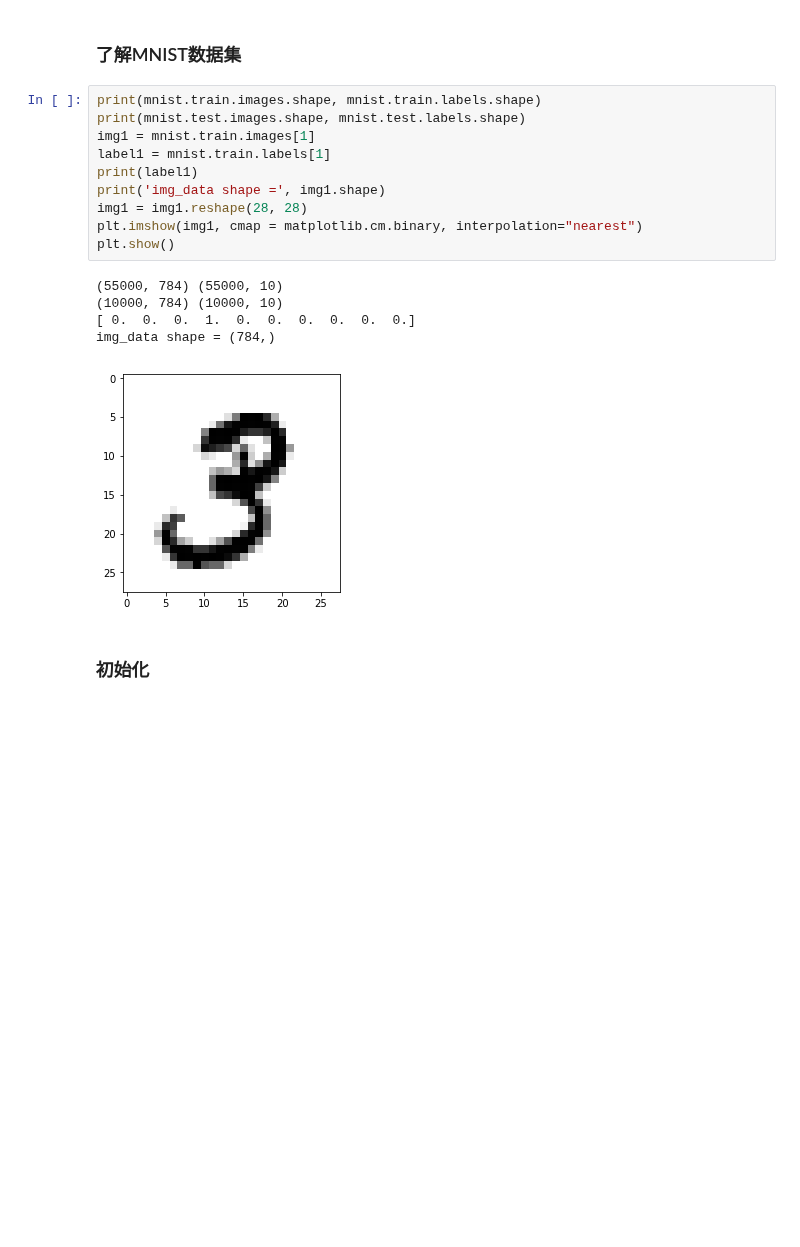
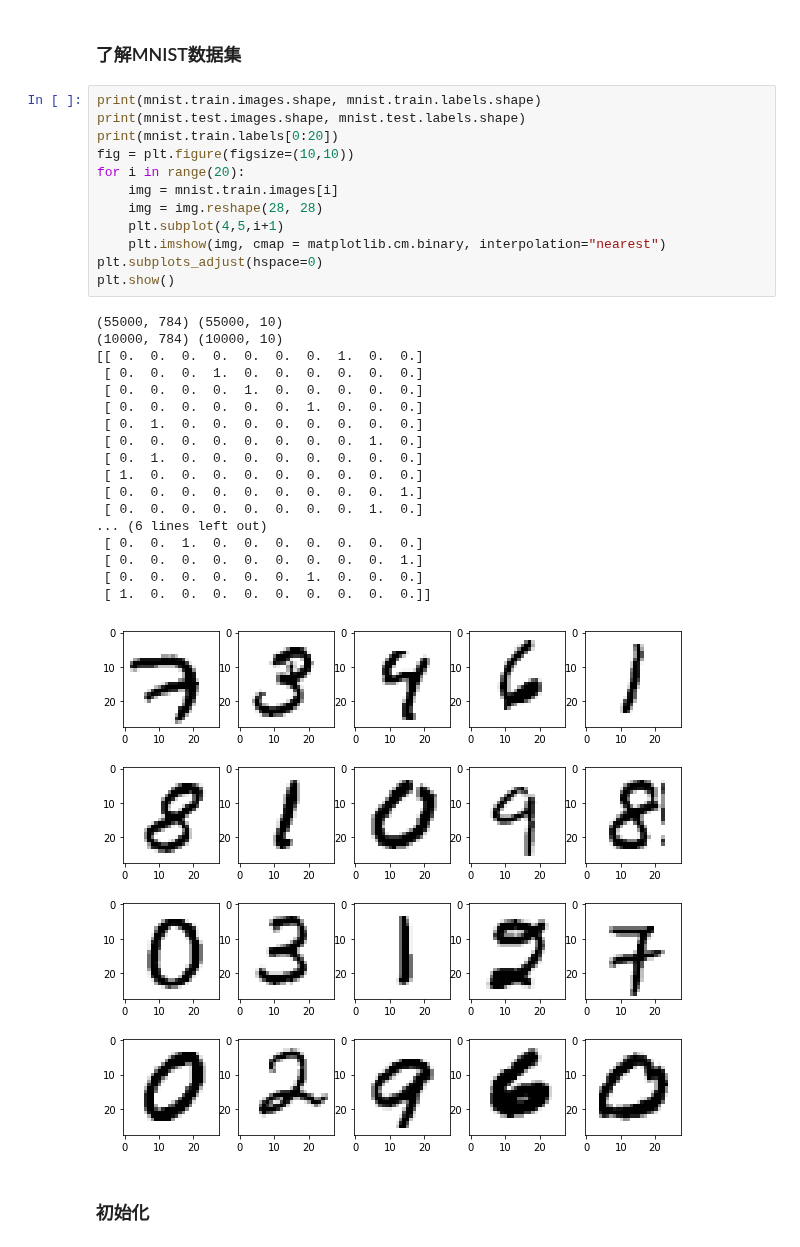
Before and after one commit to w26738/Notebook, a Jupyter notebook: deep_learning/convolutional_neural_networks.ipynb, the cells around one changed output. Cells and saved outputs as stored; diff of their text form; blank space fills up the shorter version.

```diff
--- a/deep_learning/convolutional_neural_networks.ipynb
+++ b/deep_learning/convolutional_neural_networks.ipynb
@@ -26,19 +26,34 @@ Extracting D:\Code\GitHub\notebook\datasets\mnist\t10k-labels-idx1-ubyte.gz
 # %%
 print(mnist.train.images.shape, mnist.train.labels.shape)
 print(mnist.test.images.shape, mnist.test.labels.shape)
-img1 = mnist.train.images[1]
-label1 = mnist.train.labels[1]
-print(label1)
-print('img_data shape =', img1.shape)
-img1 = img1.reshape(28, 28)
-plt.imshow(img1, cmap = matplotlib.cm.binary, interpolation="nearest")
+print(mnist.train.labels[0:20])
+fig = plt.figure(figsize=(10,10))
+for i in range(20):
+    img = mnist.train.images[i]
+    img = img.reshape(28, 28)
+    plt.subplot(4,5,i+1)
+    plt.imshow(img, cmap = matplotlib.cm.binary, interpolation="nearest")
+plt.subplots_adjust(hspace=0)
 plt.show()
 # %% [output]
 (55000, 784) (55000, 10)
 (10000, 784) (10000, 10)
-[ 0.  0.  0.  1.  0.  0.  0.  0.  0.  0.]
-img_data shape = (784,)
+[[ 0.  0.  0.  0.  0.  0.  0.  1.  0.  0.]
+ [ 0.  0.  0.  1.  0.  0.  0.  0.  0.  0.]
+ [ 0.  0.  0.  0.  1.  0.  0.  0.  0.  0.]
+ [ 0.  0.  0.  0.  0.  0.  1.  0.  0.  0.]
+ [ 0.  1.  0.  0.  0.  0.  0.  0.  0.  0.]
+ [ 0.  0.  0.  0.  0.  0.  0.  0.  1.  0.]
+ [ 0.  1.  0.  0.  0.  0.  0.  0.  0.  0.]
+ [ 1.  0.  0.  0.  0.  0.  0.  0.  0.  0.]
+ [ 0.  0.  0.  0.  0.  0.  0.  0.  0.  1.]
+ [ 0.  0.  0.  0.  0.  0.  0.  0.  1.  0.]
+... (6 lines left out)
+ [ 0.  0.  1.  0.  0.  0.  0.  0.  0.  0.]
+ [ 0.  0.  0.  0.  0.  0.  0.  0.  0.  1.]
+ [ 0.  0.  0.  0.  0.  0.  1.  0.  0.  0.]
+ [ 1.  0.  0.  0.  0.  0.  0.  0.  0.  0.]]
-[figure, old version]
+[figure, new version]
 # %% [markdown]
 ### 初始化 ###
 # %%
```
Also changed, not shown: parts of 2 cells of this notebook.
